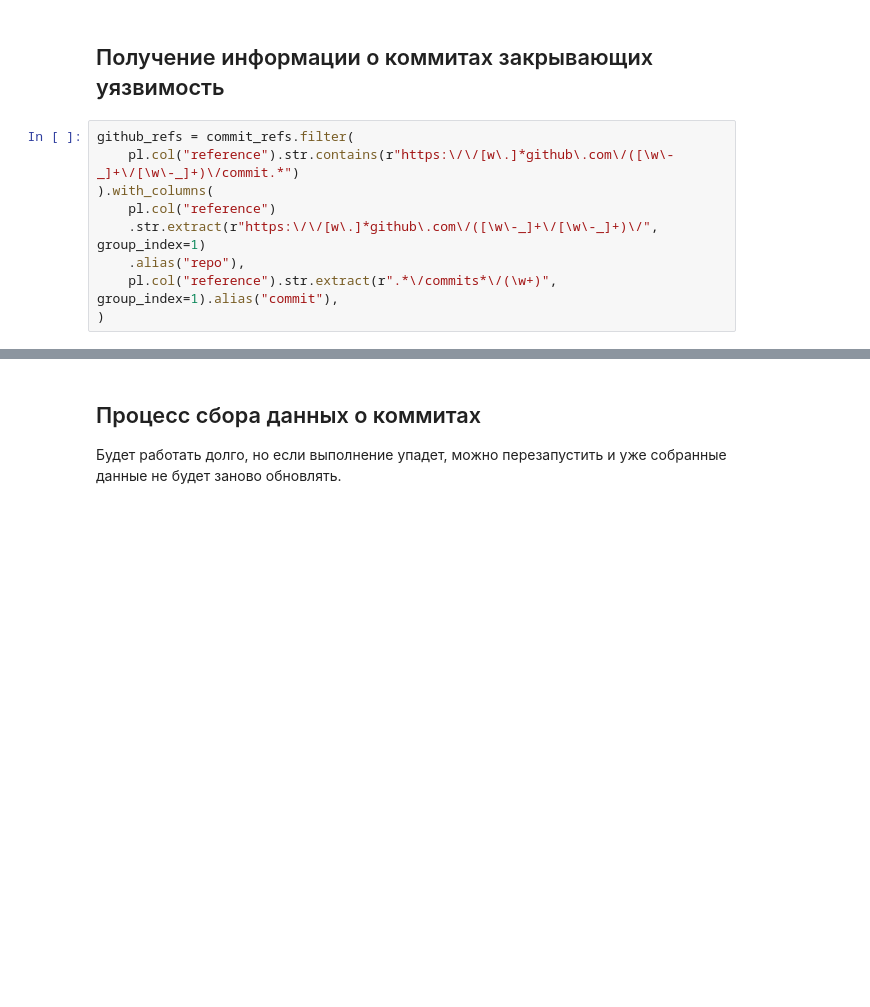
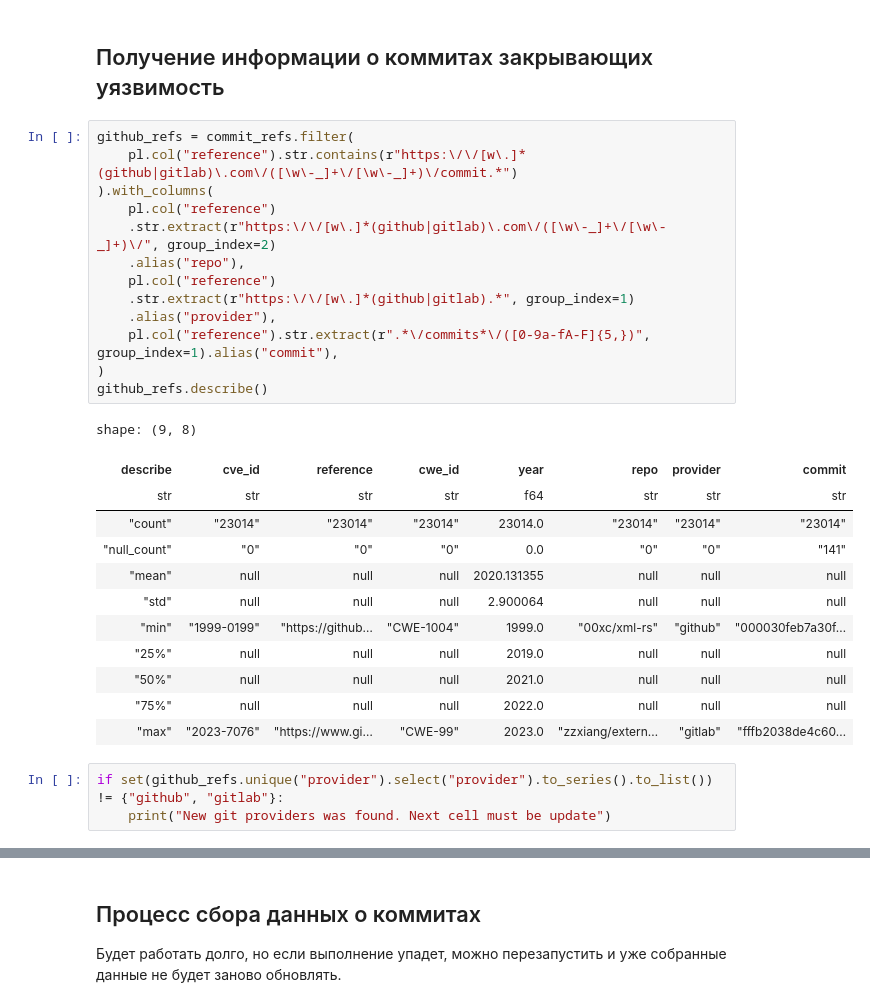
Before and after one commit to vodkar/software_vulnerabilites_investigation, a Jupyter notebook: sv_investigation/process_cve_data.ipynb, the cells around one changed output, grey strips where cells are left out. Saved outputs shown, nothing was run; the diff lists cells and outputs as text; blank space fills up the shorter version.

Commit message:
Added fstec and gitlab processing

```diff
--- a/sv_investigation/process_cve_data.ipynb
+++ b/sv_investigation/process_cve_data.ipynb
@@ -78,10 +79,30 @@ plt.show()
 ## Получение информации о коммитах закрывающих уязвимость
 # %%
 github_refs = commit_refs.filter(
-    pl.col("reference").str.contains(r"https:\/\/[w\.]*github\.com\/([\w\-_]+\/[\w\-_]+)\/commit.*")
+    pl.col("reference").str.contains(r"https:\/\/[w\.]*(github|gitlab)\.com\/([\w\-_]+\/[\w\-_]+)\/commit.*")
 ).with_columns(
     pl.col("reference")
-    .str.extract(r"https:\/\/[w\.]*github\.com\/([\w\-_]+\/[\w\-_]+)\/", group_index=1)
+    .str.extract(r"https:\/\/[w\.]*(github|gitlab)\.com\/([\w\-_]+\/[\w\-_]+)\/", group_index=2)
     .alias("repo"),
-    pl.col("reference").str.extract(r".*\/commits*\/(\w+)", group_index=1).alias("commit"),
+    pl.col("reference")
+    .str.extract(r"https:\/\/[w\.]*(github|gitlab).*", group_index=1)
+    .alias("provider"),
+    pl.col("reference").str.extract(r".*\/commits*\/([0-9a-fA-F]{5,})", group_index=1).alias("commit"),
 )
+github_refs.describe()
+# %% [output]
+shape: (9, 8)
+| describe | cve_id | reference | cwe_id | year | repo | provider | commit |
+| str | str | str | str | f64 | str | str | str |
+| "count" | "23014" | "23014" | "23014" | 23014.0 | "23014" | "23014" | "23014" |
+| "null_count" | "0" | "0" | "0" | 0.0 | "0" | "0" | "141" |
+| "mean" | null | null | null | 2020.131355 | null | null | null |
+| "std" | null | null | null | 2.900064 | null | null | null |
+| "min" | "1999-0199" | "https://github… | "CWE-1004" | 1999.0 | "00xc/xml-rs" | "github" | "000030feb7a30f… |
+| "25%" | null | null | null | 2019.0 | null | null | null |
+| "50%" | null | null | null | 2021.0 | null | null | null |
+| "75%" | null | null | null | 2022.0 | null | null | null |
+| "max" | "2023-7076" | "https://www.gi… | "CWE-99" | 2023.0 | "zzxiang/extern… | "gitlab" | "fffb2038de4c60… |
+# %%
+if set(github_refs.unique("provider").select("provider").to_series().to_list()) != {"github", "gitlab"}:
+    print("New git providers was found. Next cell must be update")
```
Also changed, not shown: parts of 4 cells of this notebook, 7 other files.
